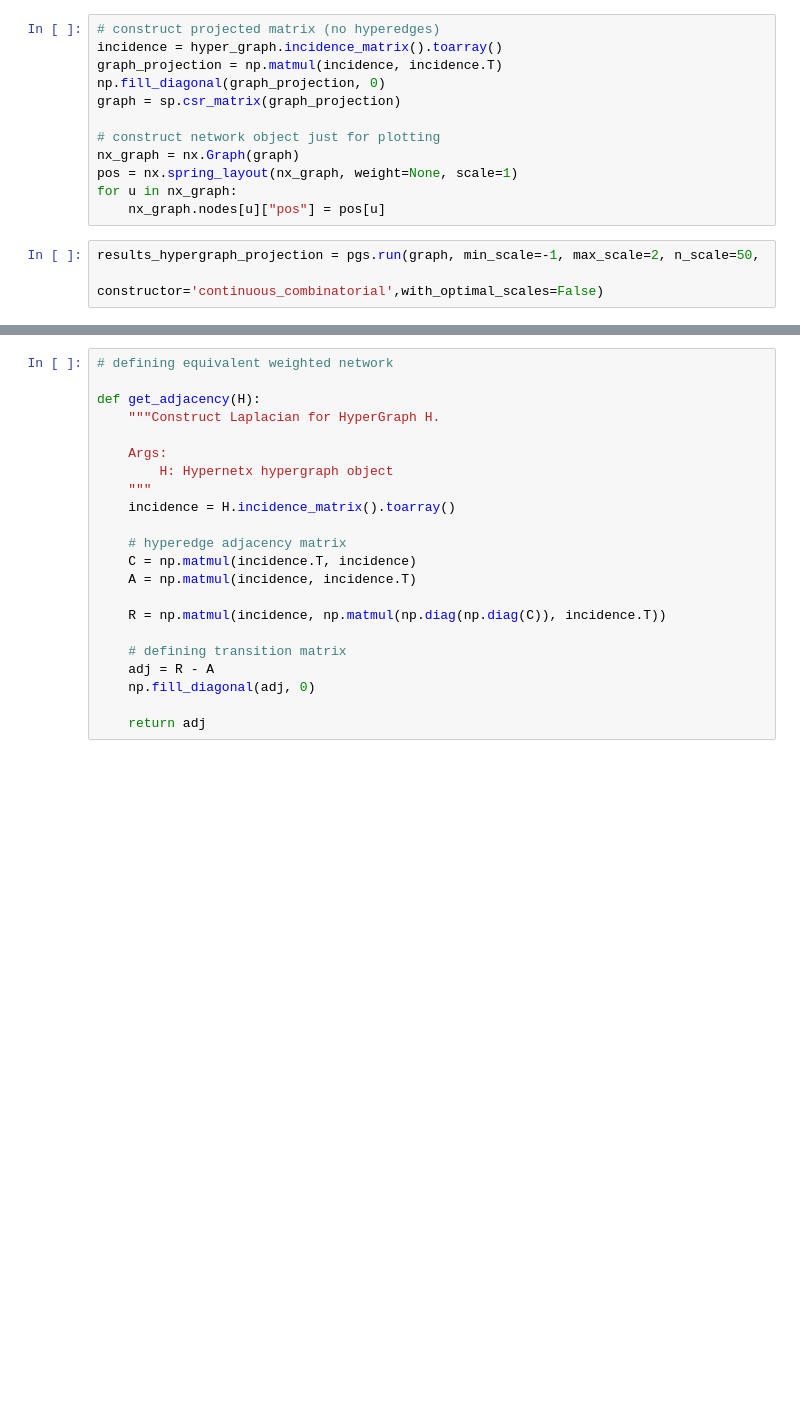
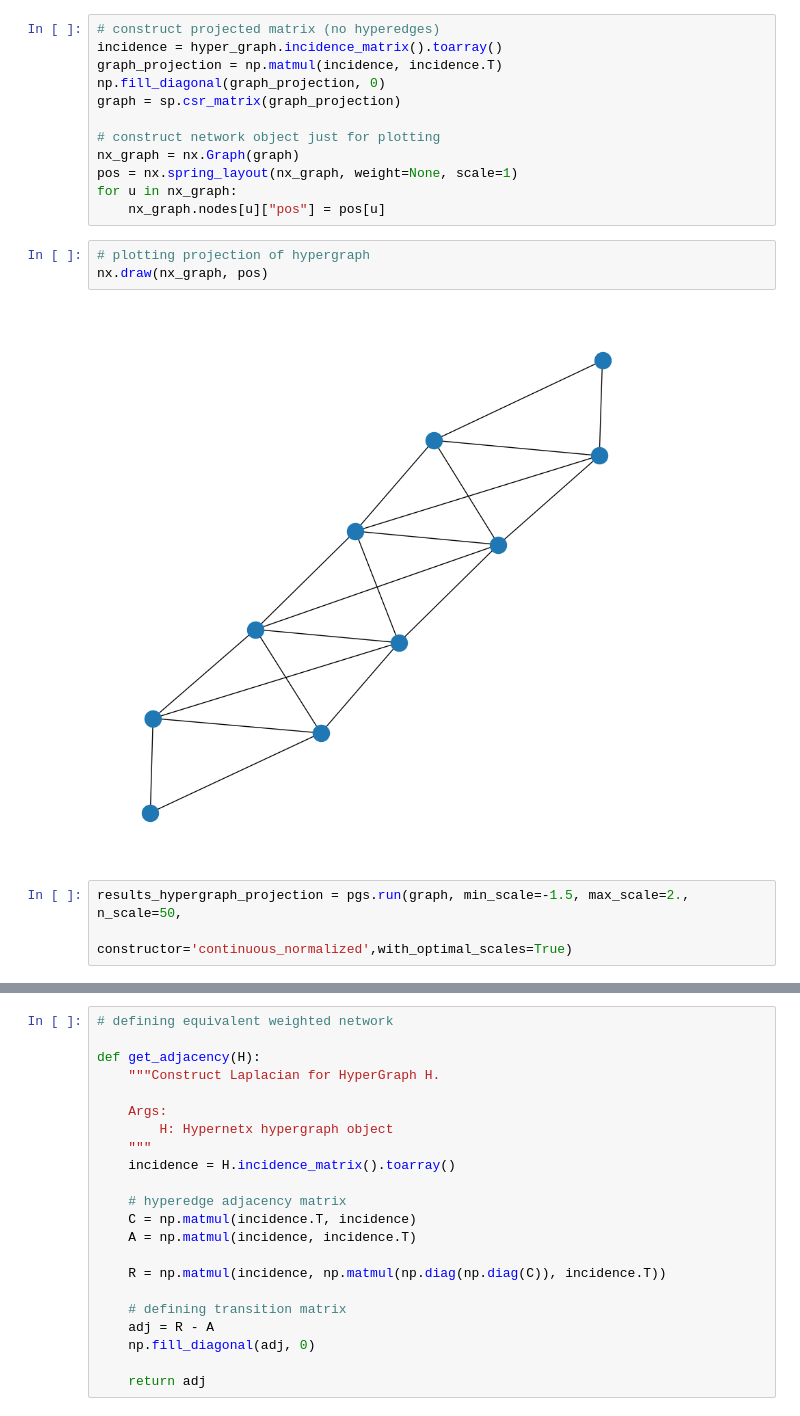
Before and after one commit to barahona-research-group/PyGenStability, a Jupyter notebook: examples/Example_5_hypergraph.ipynb, the cells around one changed output, grey strips where cells are left out. Drawn from its saved outputs; the diff is of its cells as text; blank space fills up the shorter version.

```diff
--- a/examples/Example_5_hypergraph.ipynb
+++ b/examples/Example_5_hypergraph.ipynb
@@ -65,9 +55,14 @@ nx_graph = nx.Graph(graph)
 pos = nx.spring_layout(nx_graph, weight=None, scale=1)
 for u in nx_graph:
     nx_graph.nodes[u]["pos"] = pos[u]
+# %%
+# plotting projection of hypergraph
+nx.draw(nx_graph, pos)
+# %% [output]
+[figure, added]
 # %%
-results_hypergraph_projection = pgs.run(graph, min_scale=-1, max_scale=2, n_scale=50,
-                                        constructor='continuous_combinatorial',with_optimal_scales=False)
+results_hypergraph_projection = pgs.run(graph, min_scale=-1.5, max_scale=2., n_scale=50,
+                                        constructor='continuous_normalized',with_optimal_scales=True)
 # %%
 _ = plotting.plot_scan(results_hypergraph_projection)
 # %% [output]
```
Also changed, not shown: parts of 10 cells of this notebook.
